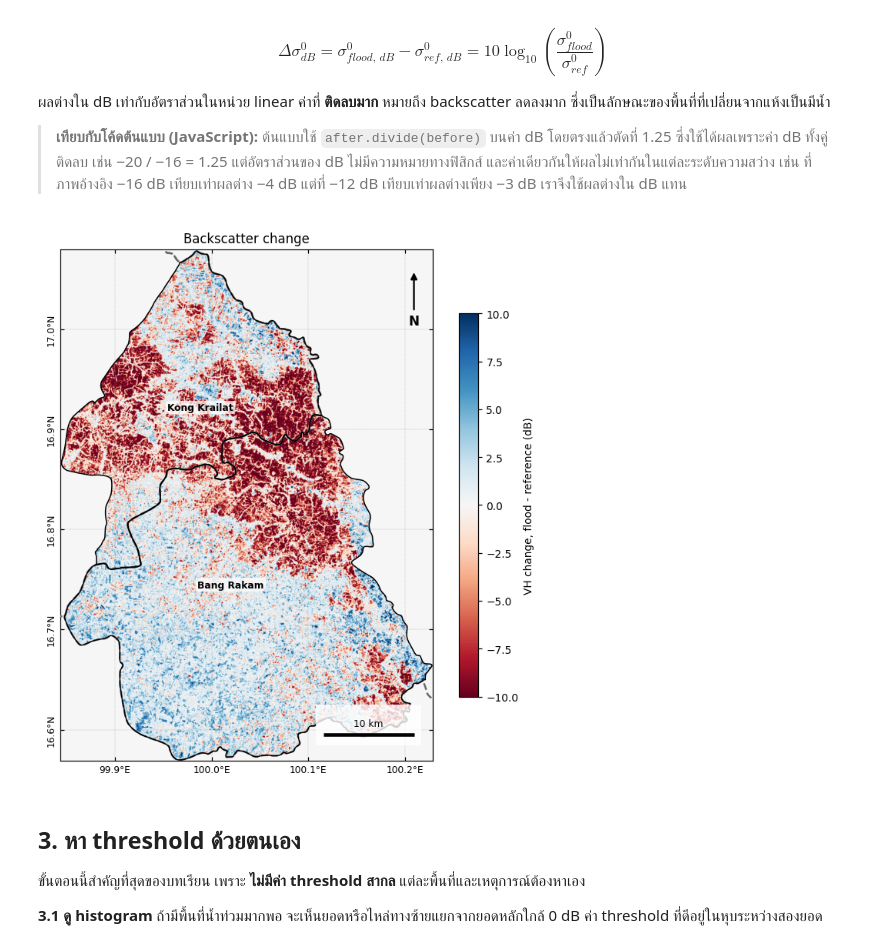
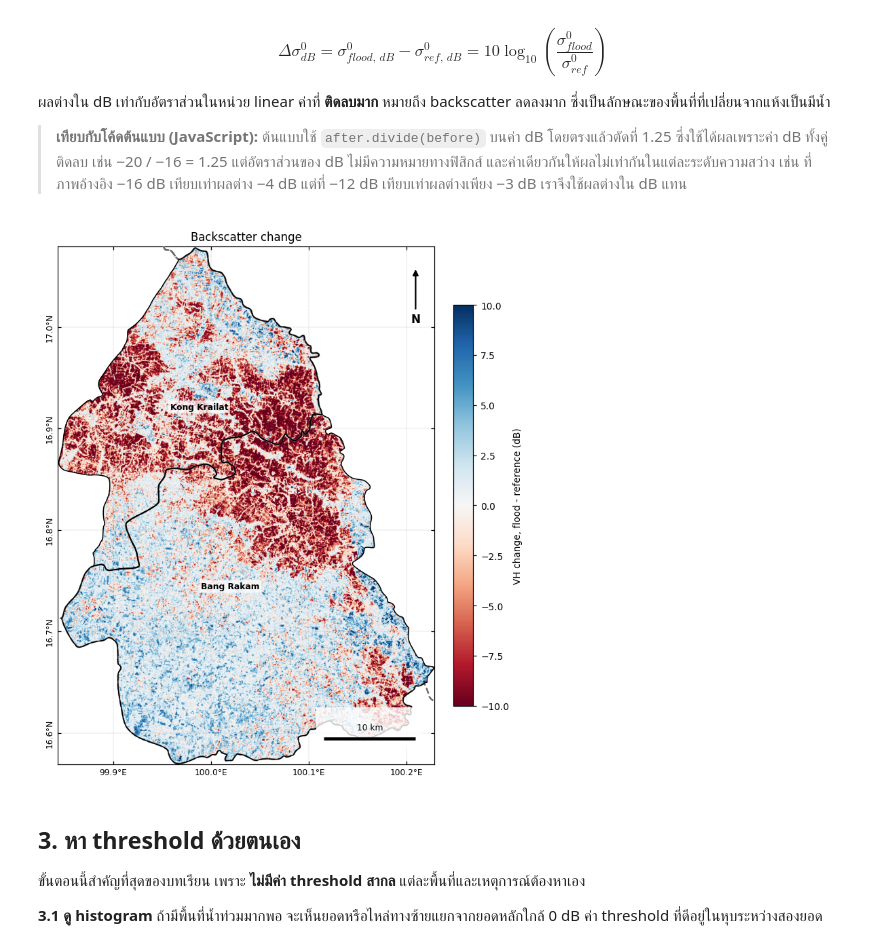
Before and after one commit to nattaponm/Teach_SAR_flood_Mapping_ML, a Jupyter notebook: 02_flood_detection.ipynb, the cells around one changed output. Saved outputs shown, nothing was run; the diff lists cells and outputs as text; code cells hidden in the pictures.

```diff
--- a/02_flood_detection.ipynb
+++ b/02_flood_detection.ipynb
@@ -80,15 +80,15 @@ $$\Delta\sigma^0_{dB} = \sigma^0_{flood,\,dB} - \sigma^0_{ref,\,dB} = 10\log_{10
 # %%
 diff = fld - ref
 valid = np.isfinite(diff)
 
-fig, ax = plt.subplots(figsize=(7.5, 6.5), constrained_layout=True)
+fig, ax = plt.subplots(figsize=(6.5, 7.5), constrained_layout=True)
 im = ax.imshow(diff, cmap='RdBu', vmin=-10, vmax=10, extent=su.extent(grid))
 su.journal_map(ax, grid, amphoe, province)
 fig.colorbar(im, ax=ax, shrink=0.75, label='VH change, flood - reference (dB)')
 ax.set_title('Backscatter change')
 plt.show()
 # %% [output]
-[figure, old version]
+[figure, new version]
 # %% [markdown]
 ## 3. หา threshold ด้วยตนเอง
 
```
Also changed, not shown: parts of 6 cells of this notebook, 4 other files.
